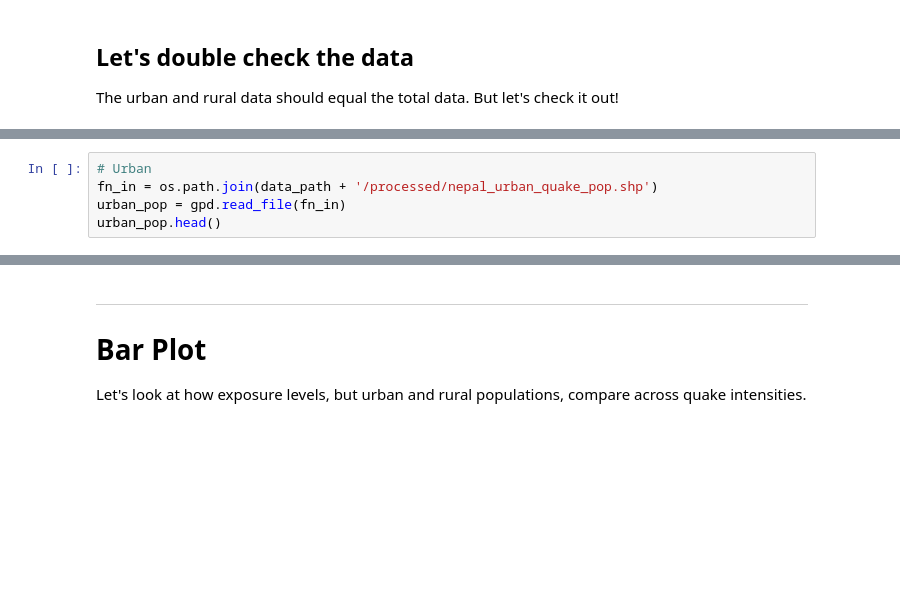
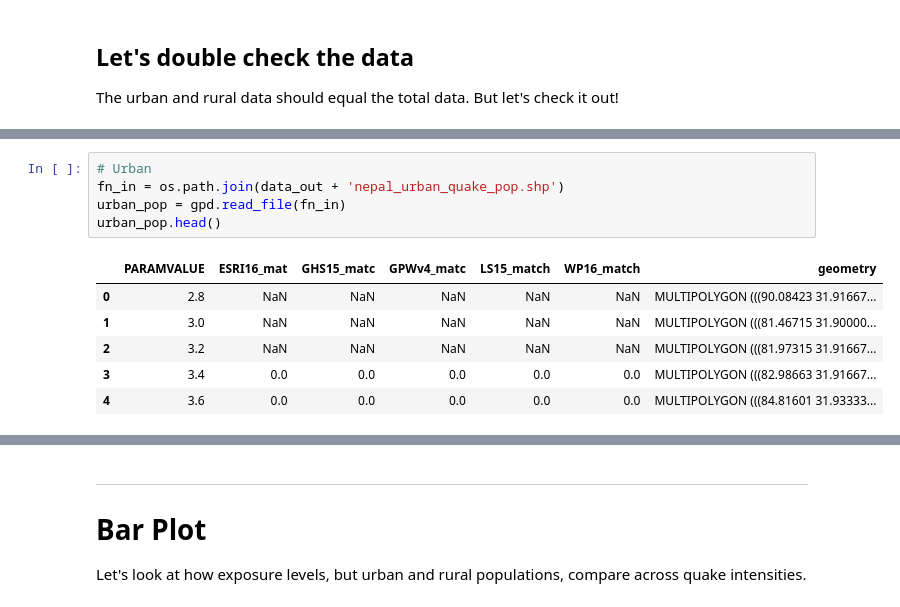
Before and after one commit to cascadet/GPHY-491-591, a Jupyter notebook: materials/Day7/GPHY-491-591-Lab4.ipynb, the cells around one changed output, grey strips where cells are left out. Cells and saved outputs as stored; diff of their text form; blank space fills up the shorter version.

```diff
--- a/materials/Day7/GPHY-491-591-Lab4.ipynb
+++ b/materials/Day7/GPHY-491-591-Lab4.ipynb
@@ -487,7 +907,14 @@ all_pop.head()
 # %%
 # Urban
-fn_in = os.path.join(data_path + '/processed/nepal_urban_quake_pop.shp')
+fn_in = os.path.join(data_out + 'nepal_urban_quake_pop.shp')
 urban_pop = gpd.read_file(fn_in)
 urban_pop.head()
+# %% [output]
+|  | PARAMVALUE | ESRI16_mat | GHS15_matc | GPWv4_matc | LS15_match | WP16_match | geometry |
+| 0 | 2.8 | NaN | NaN | NaN | NaN | NaN | MULTIPOLYGON (((90.08423 31.91667... |
+| 1 | 3.0 | NaN | NaN | NaN | NaN | NaN | MULTIPOLYGON (((81.46715 31.90000... |
+| 2 | 3.2 | NaN | NaN | NaN | NaN | NaN | MULTIPOLYGON (((81.97315 31.91667... |
+| 3 | 3.4 | 0.0 | 0.0 | 0.0 | 0.0 | 0.0 | MULTIPOLYGON (((82.98663 31.91667... |
+| 4 | 3.6 | 0.0 | 0.0 | 0.0 | 0.0 | 0.0 | MULTIPOLYGON (((84.81601 31.93333... |
 # %%
 # Rural
```
Also changed, not shown: parts of 128 cells of this notebook, 2 other files.
